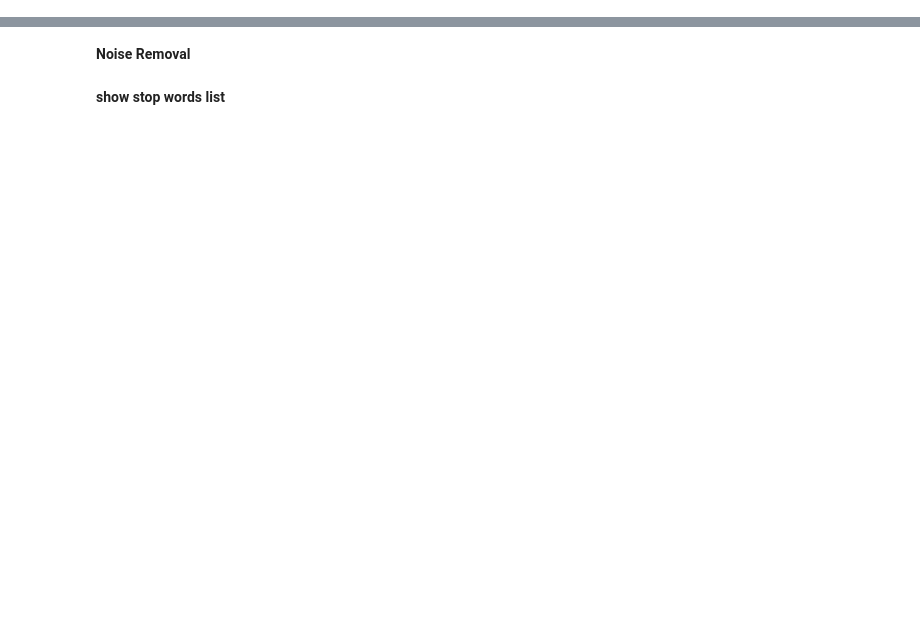
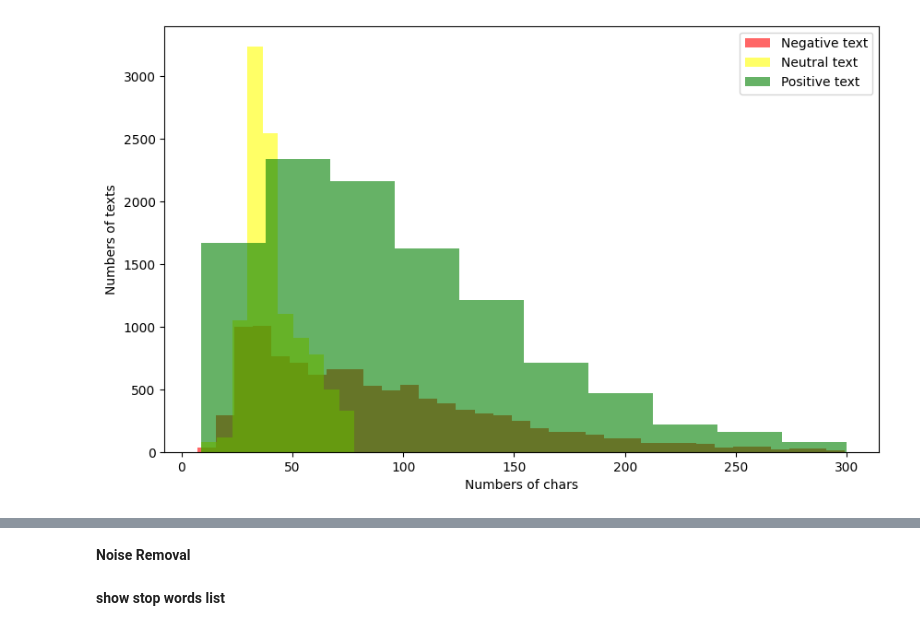
Before and after one commit to elsayedelmandoh/sentiment_analysis_NLP, a Jupyter notebook: main.ipynb, the cells around one changed output, grey strips where cells are left out. Drawn from its saved outputs; the diff is of its cells as text; code cells hidden in the pictures; blank space fills up the shorter version.

```diff
--- a/main.ipynb
+++ b/main.ipynb
@@ -290,0 +246,3 @@ dataset_test.head()
+# %%
+dataset['label_num'] = dataset['label'].replace({'negative': -1,'neutral':0, 'positive':1}).astype(int)
+dataset.sample(10)
@@ -290,0 +263,3 @@ dataset_test.head()
+# %%
+dataset['no_chars'] = dataset['text'].apply(len)
+dataset.sample(10)
@@ -290,0 +278,25 @@ dataset_test.head()
+# %%
+plt.figure(figsize=(10, 6))
+
+dataset[dataset['label_num'] == -1]['no_chars'].plot(bins=35,
+                                                            kind='hist',
+                                                            color='red',
+                                                            label='Negative text',
+                                                            alpha=0.6)
+
+dataset[dataset['label_num'] == 0]['no_chars'].plot(kind='hist',
+                                                                color='yellow',
+                                                                label='Neutral text',
+                                                                alpha=0.6)
+
+dataset[dataset['label_num'] == 1]['no_chars'].plot(kind='hist',
+                                                                color='green',
+                                                                label='Positive text',
+                                                                alpha=0.6)
+
+plt.legend(loc='upper right')
+plt.xlabel("Numbers of chars")
+plt.ylabel("Numbers of texts")
+plt.show()
+# %% [output]
+[figure, added]
```
Also changed, not shown: parts of 151 cells of this notebook.
